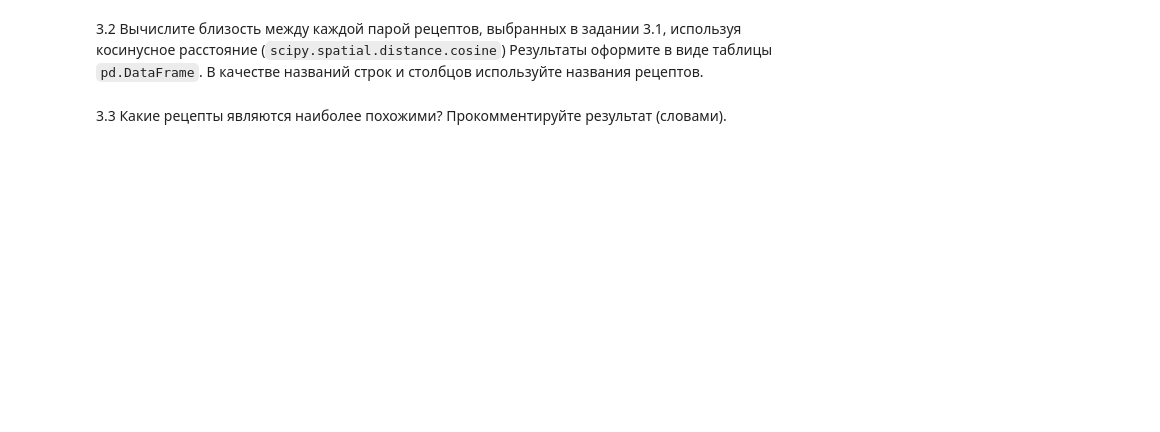
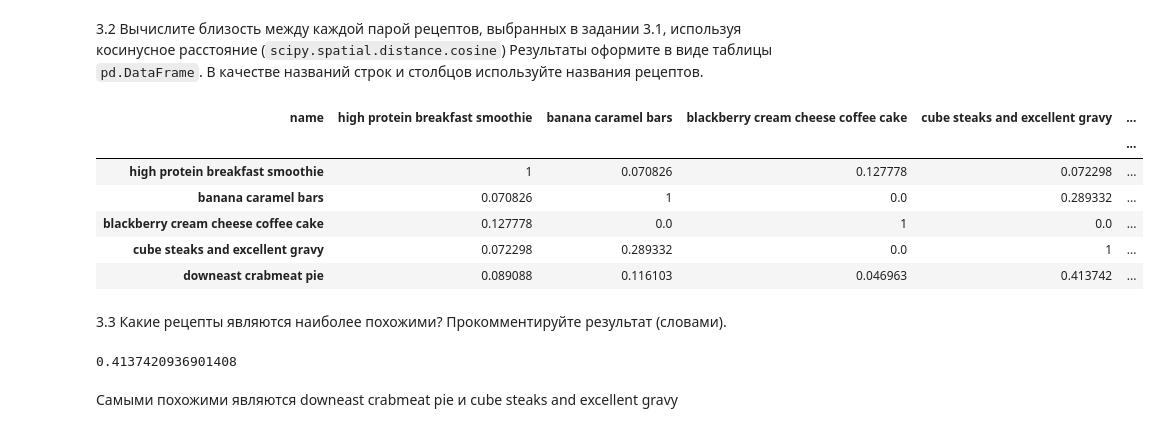
Before and after one commit to dsrdne/tod23-labs-Lysenko, a Jupyter notebook: 09_string_2_Лысенко_Мария.ipynb, the cells around one changed output. Drawn from its saved outputs; the diff is of its cells as text; code cells hidden in the pictures; blank space fills up the shorter version.

```diff
--- a/09_string_2_Лысенко_Мария.ipynb
+++ b/09_string_2_Лысенко_Мария.ipynb
@@ -40,3 +39,16 @@ True
 1. Считайте слова из файла `litw-win.txt` и запишите их в список `words`. В заданном предложении исправьте все опечатки, заменив слова с опечатками на ближайшие (в смысле расстояния Левенштейна) к ним слова из списка `words`. Считайте, что в слове есть опечатка, если данное слово не содержится в списке `words`.
 # %%
 text = '''с велечайшим усилием выбравшись из потока убегающих людей Кутузов со свитой уменьшевшейся вдвое поехал на звуки выстрелов русских орудий'''
+# %%
+with open ("litw-win.txt") as f:
+    words = [line.strip().split()[1] for line in f]
+text=word_tokenize(text)
+answer=[]
+for i in text:
+    if i in words:
+        answer.append(i)
+    else:
+        cl_w=min(words, key=lambda x: edit_distance(i.lower(), x))
+        answer.append(cl_w)
+
+answer
@@ -189,2 +237,11 @@ print(f'стоп-слов было {len(wordsinprep)-len(filtered_tokens)}. Он
 # %% [markdown]
 3.1 Выберите случайным образом 5 рецептов из набора данных. Представьте описание каждого рецепта в виде числового вектора при помощи `TfidfVectorizer`
+# %%
+dff=pd.read_csv('preprocessed_descriptions.csv')
+dff['preprocessed_descriptions'] = dff['preprocessed_descriptions'].astype(str)
+df = dff.sample(n=5)
+vectorizer = TfidfVectorizer()
+vectors = vectorizer.fit_transform(df['preprocessed_descriptions'])
+for i, vector in enumerate(vectors):
+    print(f"Рецепт {i+1}\n")
+    print(vector.toarray(), '\n')
@@ -191,4 +266,31 @@ print(f'стоп-слов было {len(wordsinprep)-len(filtered_tokens)}. Он
 # %% [markdown]
 3.2 Вычислите близость между каждой парой рецептов, выбранных в задании 3.1, используя косинусное расстояние (`scipy.spatial.distance.cosine`) Результаты оформите в виде таблицы `pd.DataFrame`. В качестве названий строк и столбцов используйте названия рецептов.
+# %%
+from scipy.spatial.distance import cosine
+
+vectorizer = TfidfVectorizer()
+vectors = vectorizer.fit_transform(df['preprocessed_descriptions']).toarray()
+df_1 = pd.DataFrame(index = df['name'], columns = df['name'])
+for i, r1 in enumerate(df['name']):
+    for j, r2 in enumerate(df['name']):
+        df_1.at[r1, r2] = 1 - cosine(vectors[i], vectors[j])
+df_1 = df_1.reset_index().rename(columns={'name': ' '})
+df_1 = df_1.set_index(' ')
+df_1
+# %% [output]
+| name | high protein breakfast smoothie | banana caramel bars | blackberry cream cheese coffee cake | cube steaks and excellent gravy | ... |
+|  |  |  |  |  | ... |
+| high protein breakfast smoothie | 1 | 0.070826 | 0.127778 | 0.072298 | ... |
+| banana caramel bars | 0.070826 | 1 | 0.0 | 0.289332 | ... |
+| blackberry cream cheese coffee cake | 0.127778 | 0.0 | 1 | 0.0 | ... |
+| cube steaks and excellent gravy | 0.072298 | 0.289332 | 0.0 | 1 | ... |
+| downeast crabmeat pie | 0.089088 | 0.116103 | 0.046963 | 0.413742 | ... |
 # %% [markdown]
 3.3 Какие рецепты являются наиболее похожими? Прокомментируйте результат (словами).
+# %%
+sim = df_1.where(df_1 != 1).max().max()
+sim
+# %% [output]
+0.4137420936901408
+# %% [markdown]
+Самыми похожими являются downeast crabmeat pie и cube steaks and excellent gravy
```
Also changed, not shown: parts of 6 cells of this notebook.
